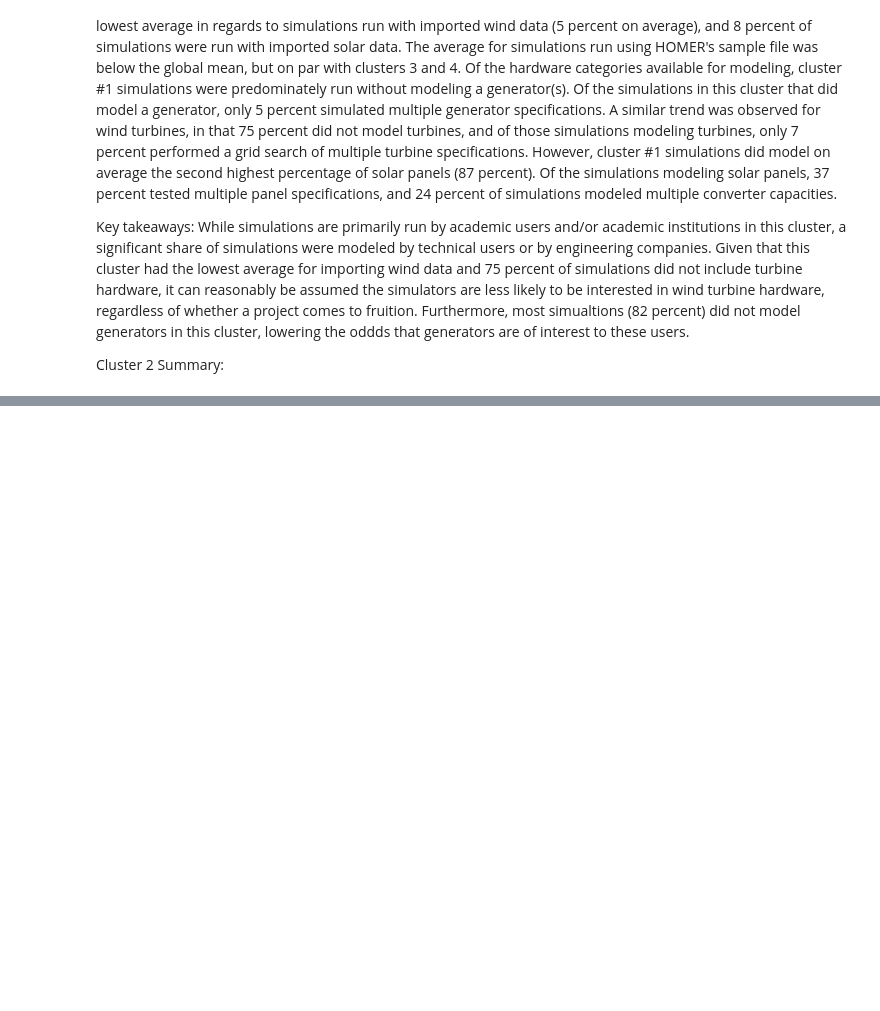
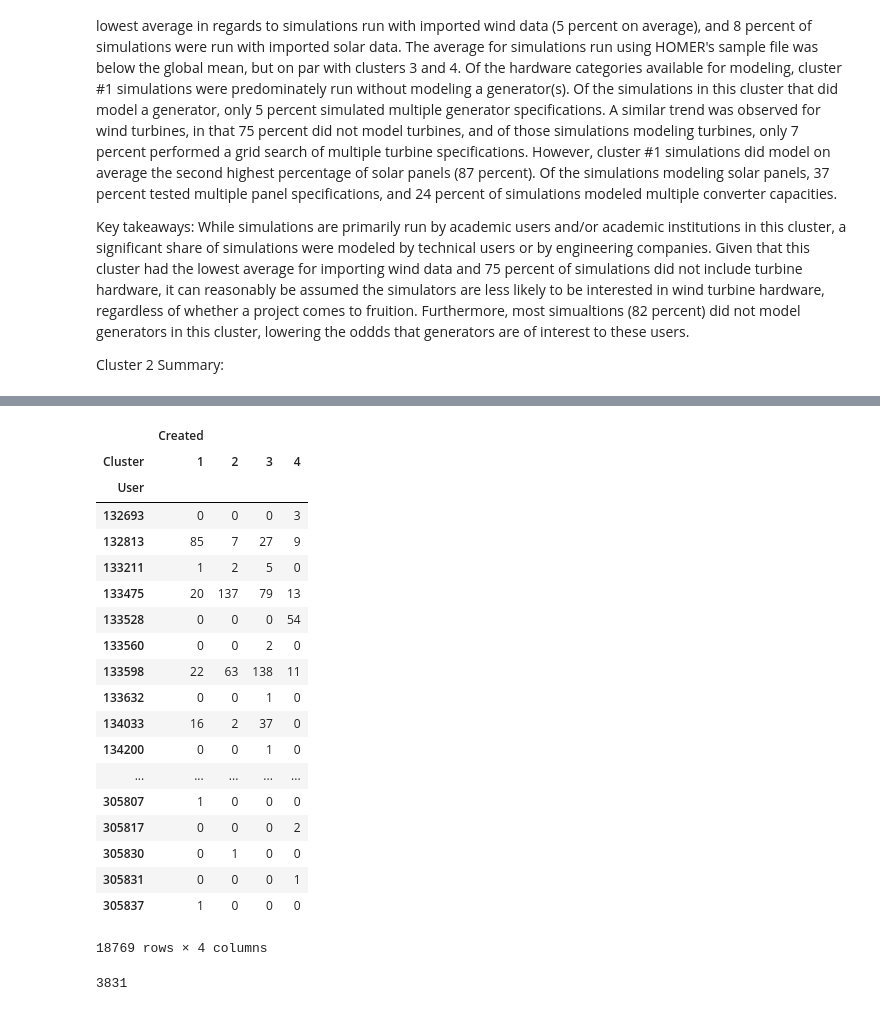
Before and after one commit to Stuart-D-King/homer_segmentation, a Jupyter notebook: homer_eda.ipynb, the cells around one changed output, grey strips where cells are left out. Saved outputs shown, nothing was run; the diff lists cells and outputs as text; code cells hidden in the pictures; blank space fills up the shorter version.

```diff
--- a/homer_eda.ipynb
+++ b/homer_eda.ipynb
@@ -751,3 +751,5 @@ Key takeaways:
 While simulations are primarily run by academic users and/or academic institutions in this cluster, a significant share of simulations were modeled by technical users or by engineering companies. Given that this cluster had the lowest average for importing wind data and 75 percent of simulations did not include turbine hardware, it can reasonably be assumed the simulators are less likely to be interested in wind turbine hardware, regardless of whether a project comes to fruition. Furthermore, most simualtions (82 percent) did not model generators in this cluster, lowering the oddds that generators are of interest to these users.
 
 Cluster 2 Summary:
+# %%
+df_clustered = pd.read_pickle('data/df_clustered.pkl')
@@ -753,0 +836,33 @@ Cluster 2 Summary:
+# %%
+pt = pd.pivot_table(df_clustered, values=['Created'], index=['User'], columns=['Cluster'], aggfunc='count', fill_value=0)
+pt
+# %% [output]
+|  | Created |  |  |  |
+| Cluster | 1 | 2 | 3 | 4 |
+| User |  |  |  |  |
+| 132693 | 0 | 0 | 0 | 3 |
+| 132813 | 85 | 7 | 27 | 9 |
+| 133211 | 1 | 2 | 5 | 0 |
+| 133475 | 20 | 137 | 79 | 13 |
+| 133528 | 0 | 0 | 0 | 54 |
+| 133560 | 0 | 0 | 2 | 0 |
+| 133598 | 22 | 63 | 138 | 11 |
+| 133632 | 0 | 0 | 1 | 0 |
+| 134033 | 16 | 2 | 37 | 0 |
+| 134200 | 0 | 0 | 1 | 0 |
+| ... | ... | ... | ... | ... |
+| 305807 | 1 | 0 | 0 | 0 |
+| 305817 | 0 | 0 | 0 | 2 |
+| 305830 | 0 | 1 | 0 | 0 |
+| 305831 | 0 | 0 | 0 | 1 |
+| 305837 | 1 | 0 | 0 | 0 |
+18769 rows × 4 columns
+# %%
+cluster_df = pd.DataFrame(pt.iloc[:, 0].index)
+cluster_df['Cluster 1'] = pt.iloc[:, 0].values
+cluster_df['Cluster 2'] = pt.iloc[:, 1].values
+cluster_df['Cluster 3'] = pt.iloc[:, 2].values
+cluster_df['Cluster 4'] = pt.iloc[:, 3].values
+cluster_df['Cluster 1'].max()
+# %% [output]
+3831
```
Also changed, not shown: parts of 10 cells of this notebook, 6 other files.
